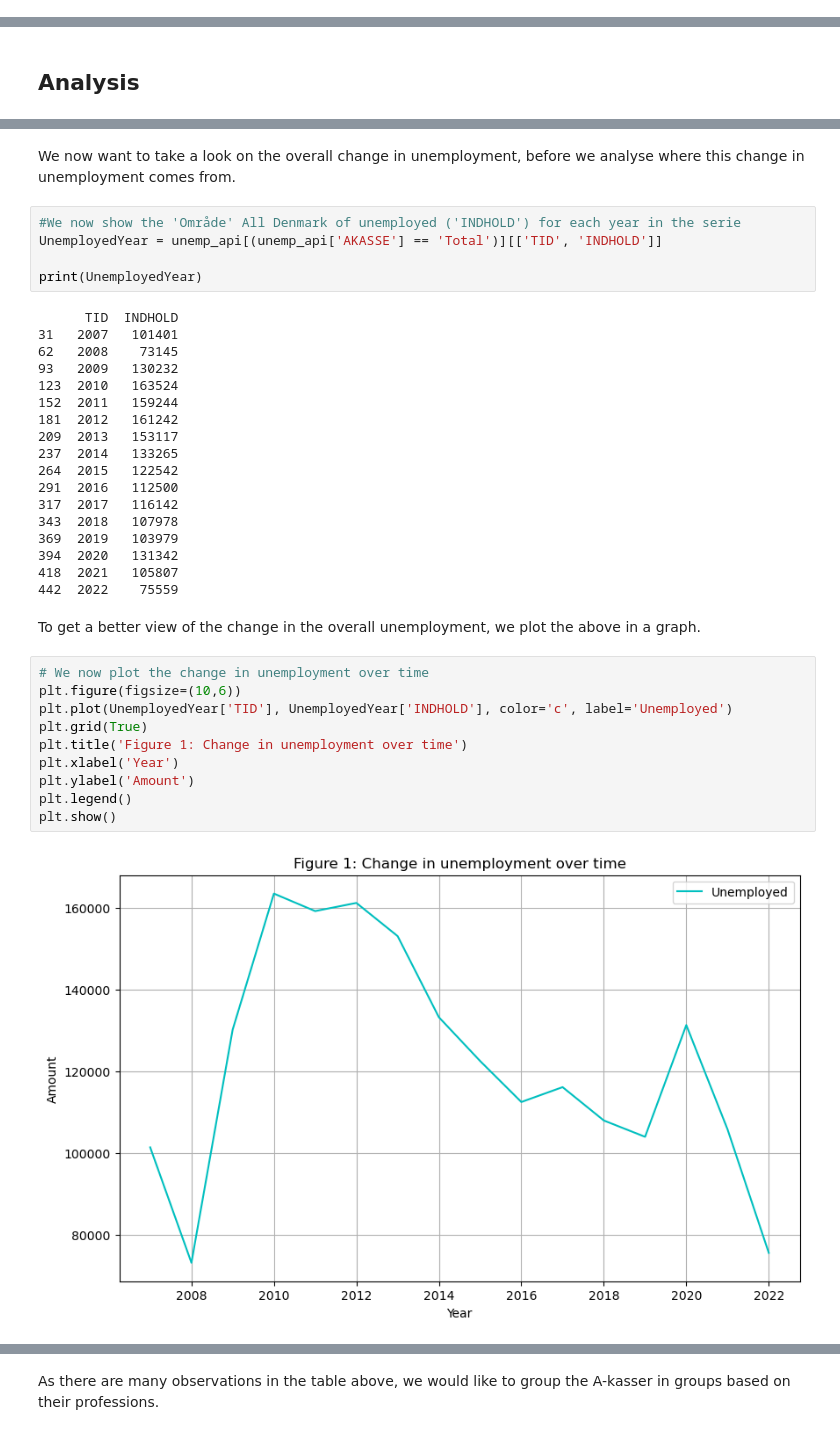
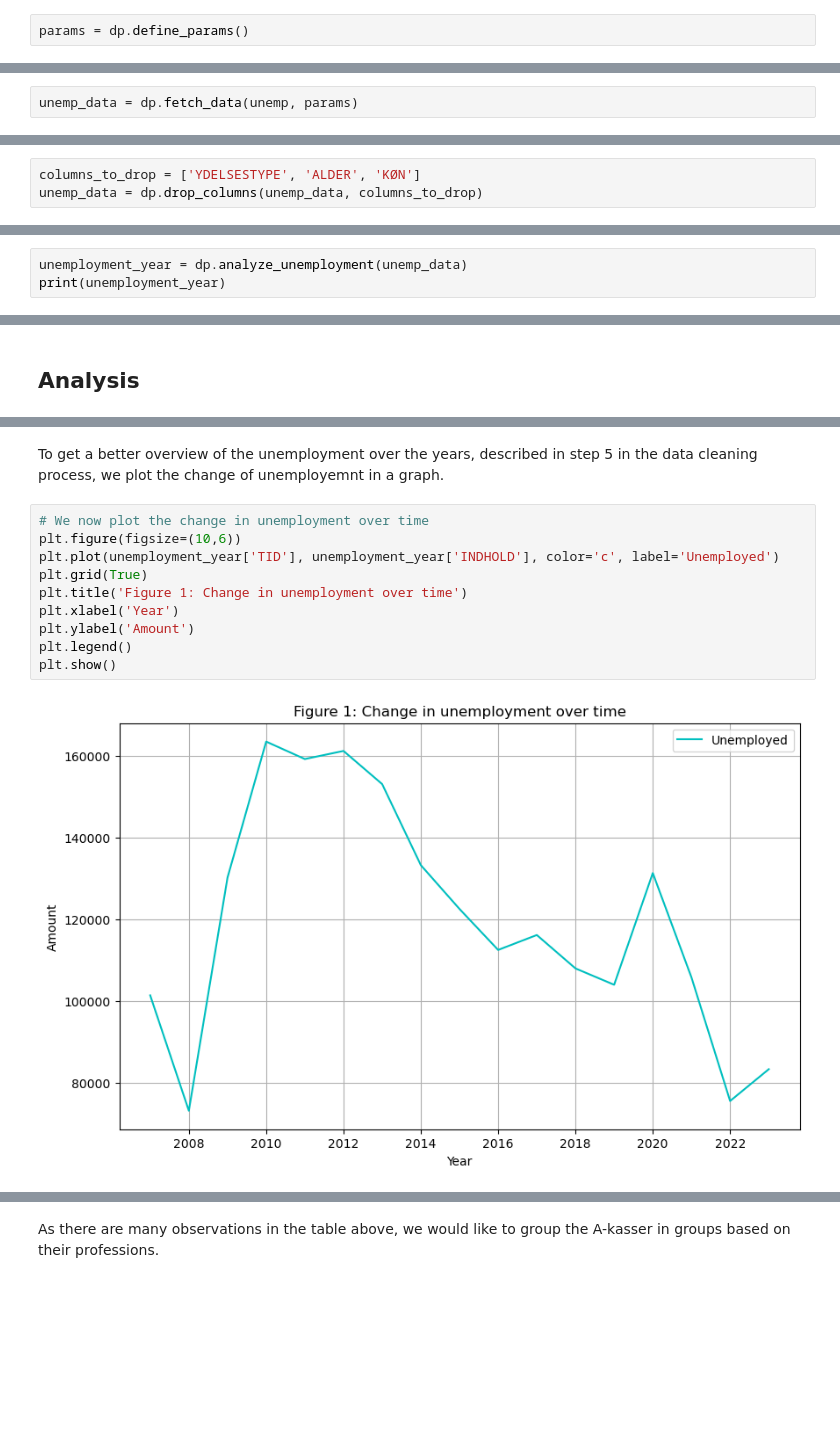
Before and after one commit to NumEconCopenhagen/projects-2024-tummeren-olli, a Jupyter notebook: dataproject/dataproject.ipynb, the cells around one changed output, grey strips where cells are left out. Drawn from its saved outputs; the diff is of its cells as text; blank space fills up the shorter version.

```diff
--- a/dataproject/dataproject.ipynb
+++ b/dataproject/dataproject.ipynb
@@ -33,0 +46,2 @@ unemp = DstApi('AUL01')
+# %%
+params = dp.define_params()
@@ -33,0 +51,2 @@ unemp = DstApi('AUL01')
+# %%
+unemp_data = dp.fetch_data(unemp, params)
@@ -33,0 +56,3 @@ unemp = DstApi('AUL01')
+# %%
+columns_to_drop = ['YDELSESTYPE', 'ALDER', 'KØN']
+unemp_data = dp.drop_columns(unemp_data, columns_to_drop)
@@ -33,0 +89,3 @@ unemp = DstApi('AUL01')
+# %%
+unemployment_year = dp.analyze_unemployment(unemp_data)
+print(unemployment_year)
@@ -146,41 +113,16 @@ print(unique_Akasse)
-# %% [markdown]
-We now want to take a look on the overall change in unemployment, before we analyse where this change in unemployment comes from.
-# %%
-#We now show the 'Område' All Denmark of unemployed ('INDHOLD') for each year in the serie
-UnemployedYear = unemp_api[(unemp_api['AKASSE'] == 'Total')][['TID', 'INDHOLD']]
-
-print(UnemployedYear)
-# %% [output]
-      TID  INDHOLD
-31   2007   101401
-62   2008    73145
-93   2009   130232
-123  2010   163524
-152  2011   159244
-181  2012   161242
-209  2013   153117
-237  2014   133265
-264  2015   122542
-291  2016   112500
-317  2017   116142
-343  2018   107978
-369  2019   103979
-394  2020   131342
-418  2021   105807
-442  2022    75559
 # %% [markdown]
-To get a better view of the change in the overall unemployment, we plot the above in a graph.
+To get a better overview of the unemployment over the years, described in step 5 in the data cleaning process, we plot the change of unemployemnt in a graph.
 # %%
 # We now plot the change in unemployment over time
 plt.figure(figsize=(10,6))
-plt.plot(UnemployedYear['TID'], UnemployedYear['INDHOLD'], color='c', label='Unemployed')
+plt.plot(unemployment_year['TID'], unemployment_year['INDHOLD'], color='c', label='Unemployed')
 plt.grid(True)
 plt.title('Figure 1: Change in unemployment over time')
 plt.xlabel('Year')
 plt.ylabel('Amount')
 plt.legend()
 plt.show()
 # %% [output]
-[figure, old version]
+[figure, new version]
 # %% [markdown]
 As seen in figure 1, the overall unemployment changes a lot over the time period.
```
Also changed, not shown: parts of 32 cells of this notebook, 3 other files.
